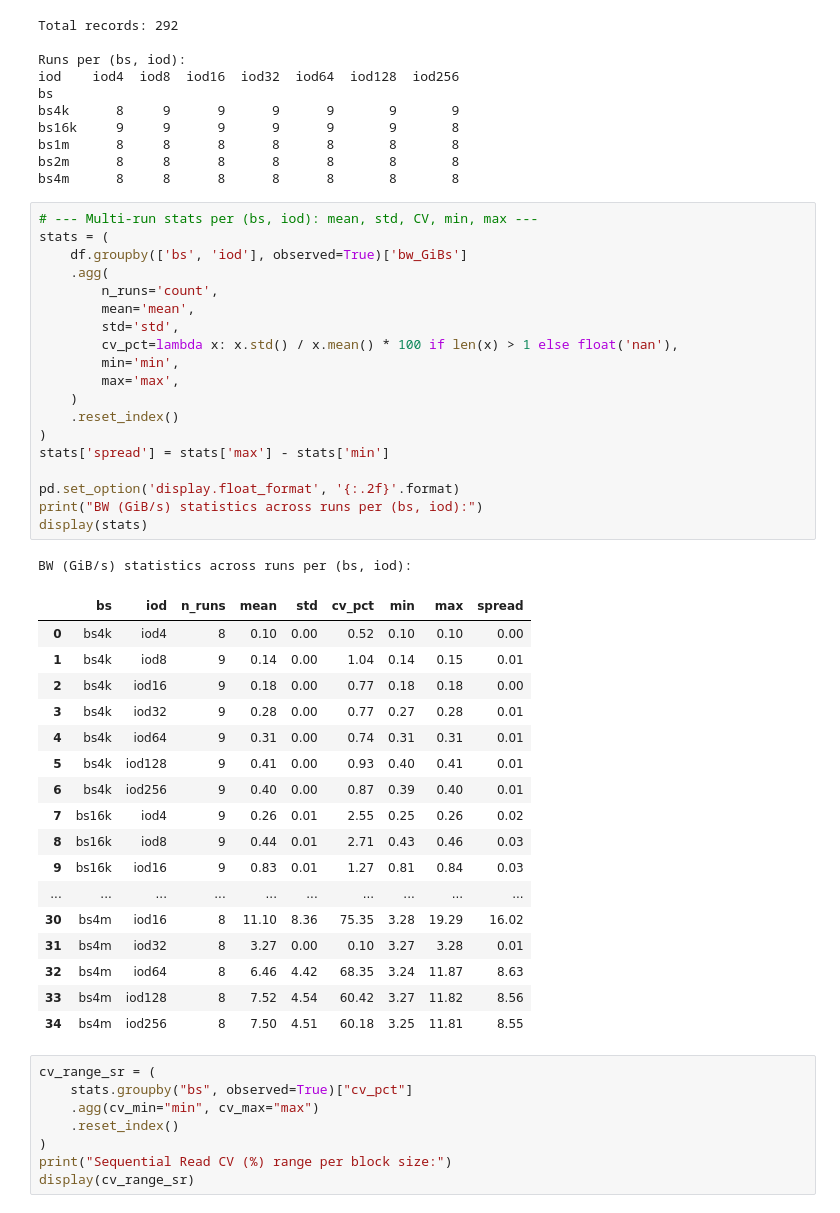
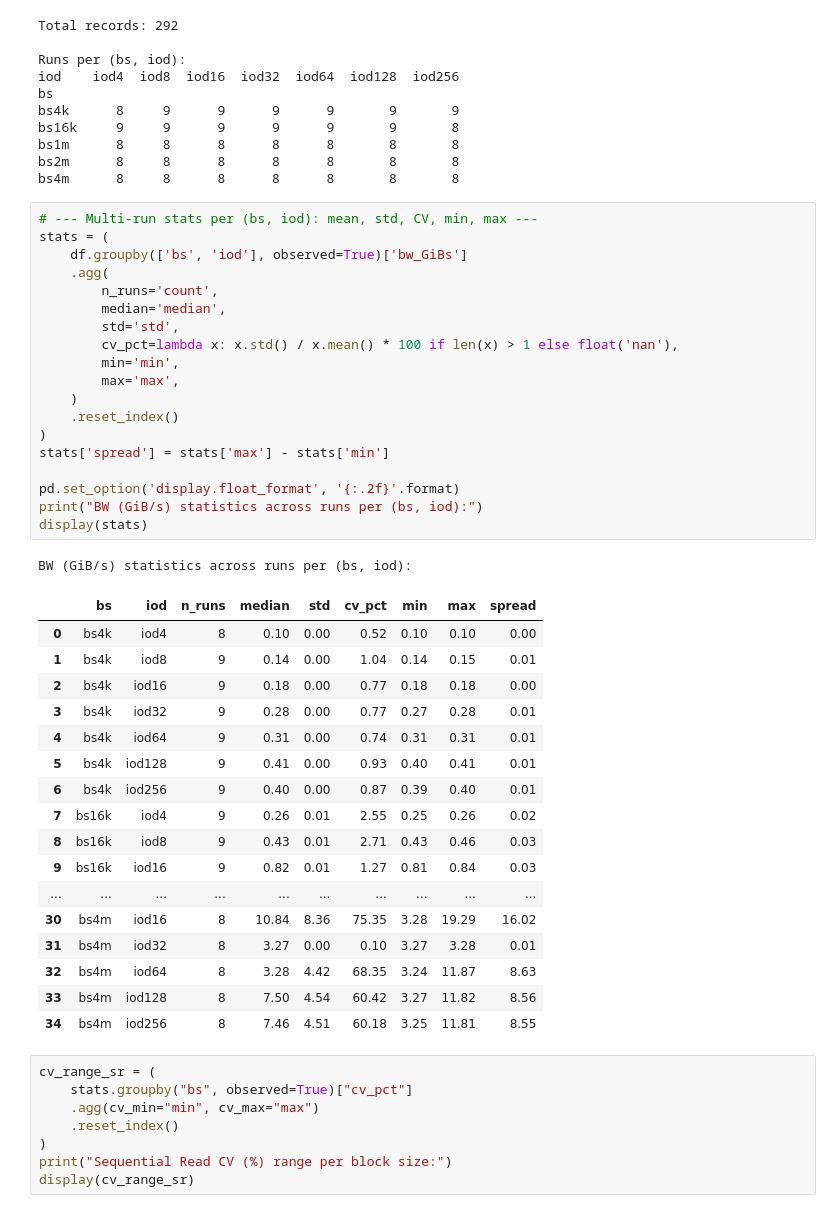
Before and after one commit to cissieAB/pdsw26_daos-bench, a Jupyter notebook: results/testbed/fio-dfs-heatmap-iod-bs-sweep/fio_iod-bs_run-cmp.ipynb, the cells around one changed output. Cells and saved outputs as stored; diff of their text form.

```diff
--- a/results/testbed/fio-dfs-heatmap-iod-bs-sweep/fio_iod-bs_run-cmp.ipynb
+++ b/results/testbed/fio-dfs-heatmap-iod-bs-sweep/fio_iod-bs_run-cmp.ipynb
@@ -66,25 +66,25 @@ bs4m      8     8      8      8      8       8       8
 # %%
 # --- Multi-run stats per (bs, iod): mean, std, CV, min, max ---
 stats = (
     df.groupby(['bs', 'iod'], observed=True)['bw_GiBs']
     .agg(
         n_runs='count',
-        mean='mean',
+        median='median',
         std='std',
         cv_pct=lambda x: x.std() / x.mean() * 100 if len(x) > 1 else float('nan'),
         min='min',
         max='max',
     )
     .reset_index()
 )
 stats['spread'] = stats['max'] - stats['min']
 
 pd.set_option('display.float_format', '{:.2f}'.format)
 print("BW (GiB/s) statistics across runs per (bs, iod):")
 display(stats)
 # %% [output]
 BW (GiB/s) statistics across runs per (bs, iod):
-|  | bs | iod | n_runs | mean | std | cv_pct | min | max | spread |
+|  | bs | iod | n_runs | median | std | cv_pct | min | max | spread |
 | 0 | bs4k | iod4 | 8 | 0.10 | 0.00 | 0.52 | 0.10 | 0.10 | 0.00 |
 | 1 | bs4k | iod8 | 9 | 0.14 | 0.00 | 1.04 | 0.14 | 0.15 | 0.01 |
 | 2 | bs4k | iod16 | 9 | 0.18 | 0.00 | 0.77 | 0.18 | 0.18 | 0.00 |
@@ -93,14 +93,14 @@ BW (GiB/s) statistics across runs per (bs, iod):
 | 5 | bs4k | iod128 | 9 | 0.41 | 0.00 | 0.93 | 0.40 | 0.41 | 0.01 |
 | 6 | bs4k | iod256 | 9 | 0.40 | 0.00 | 0.87 | 0.39 | 0.40 | 0.01 |
 | 7 | bs16k | iod4 | 9 | 0.26 | 0.01 | 2.55 | 0.25 | 0.26 | 0.02 |
-| 8 | bs16k | iod8 | 9 | 0.44 | 0.01 | 2.71 | 0.43 | 0.46 | 0.03 |
-| 9 | bs16k | iod16 | 9 | 0.83 | 0.01 | 1.27 | 0.81 | 0.84 | 0.03 |
+| 8 | bs16k | iod8 | 9 | 0.43 | 0.01 | 2.71 | 0.43 | 0.46 | 0.03 |
+| 9 | bs16k | iod16 | 9 | 0.82 | 0.01 | 1.27 | 0.81 | 0.84 | 0.03 |
 | ... | ... | ... | ... | ... | ... | ... | ... | ... | ... |
-| 30 | bs4m | iod16 | 8 | 11.10 | 8.36 | 75.35 | 3.28 | 19.29 | 16.02 |
+| 30 | bs4m | iod16 | 8 | 10.84 | 8.36 | 75.35 | 3.28 | 19.29 | 16.02 |
 | 31 | bs4m | iod32 | 8 | 3.27 | 0.00 | 0.10 | 3.27 | 3.28 | 0.01 |
-| 32 | bs4m | iod64 | 8 | 6.46 | 4.42 | 68.35 | 3.24 | 11.87 | 8.63 |
-| 33 | bs4m | iod128 | 8 | 7.52 | 4.54 | 60.42 | 3.27 | 11.82 | 8.56 |
-| 34 | bs4m | iod256 | 8 | 7.50 | 4.51 | 60.18 | 3.25 | 11.81 | 8.55 |
+| 32 | bs4m | iod64 | 8 | 3.28 | 4.42 | 68.35 | 3.24 | 11.87 | 8.63 |
+| 33 | bs4m | iod128 | 8 | 7.50 | 4.54 | 60.42 | 3.27 | 11.82 | 8.56 |
+| 34 | bs4m | iod256 | 8 | 7.46 | 4.51 | 60.18 | 3.25 | 11.81 | 8.55 |
 # %%
 cv_range_sr = (
     stats.groupby("bs", observed=True)["cv_pct"]
```
Also changed, not shown: parts of 1 cell of this notebook, 24 other files.
